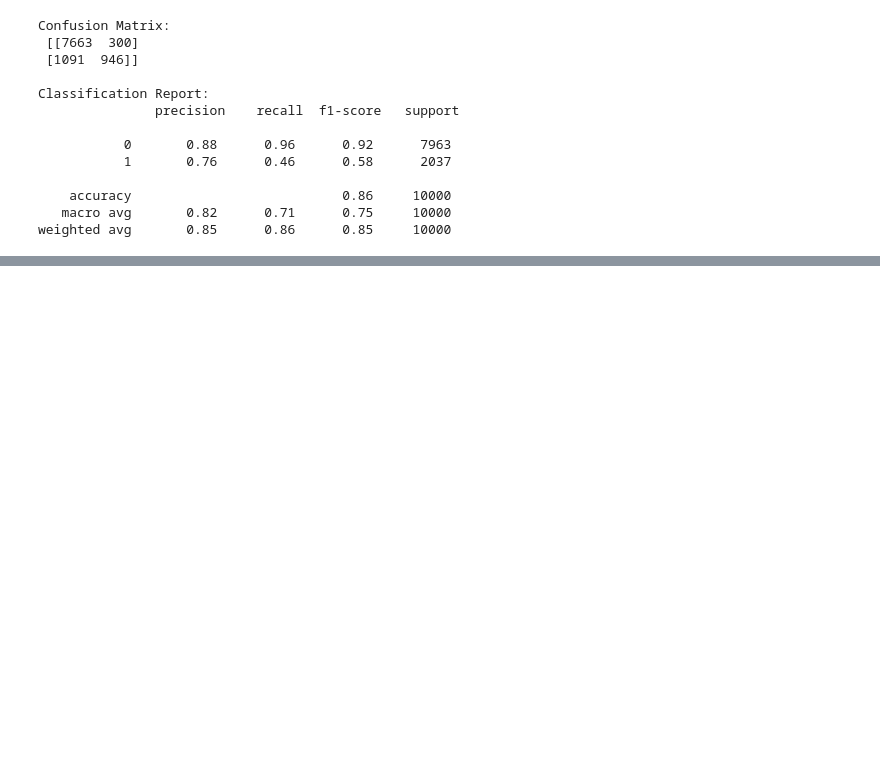
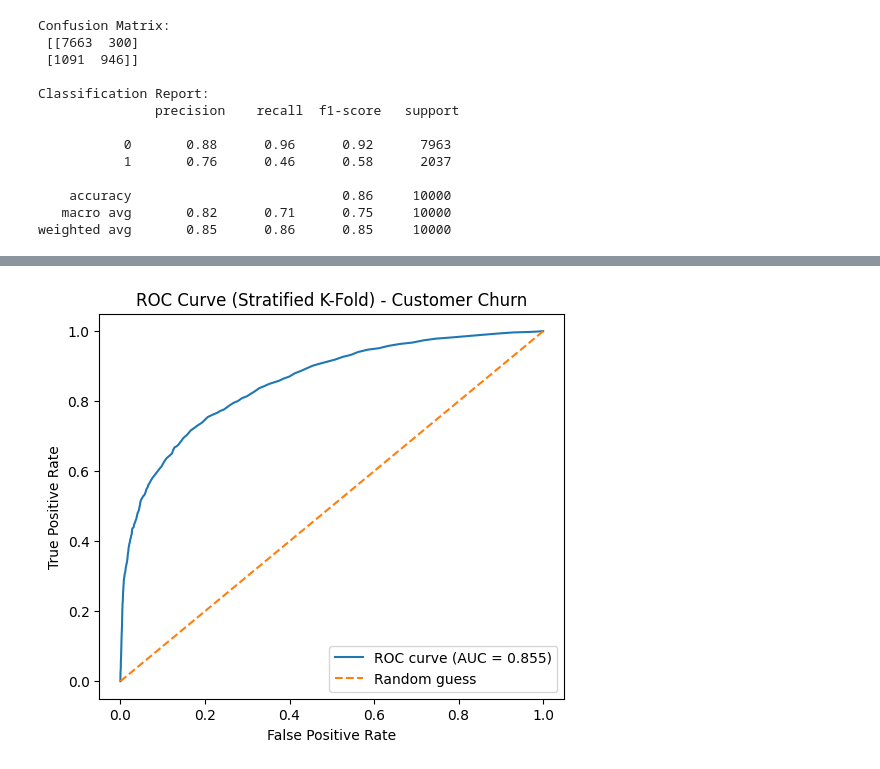
Before and after one commit to Sadikshya211/customer-churn-prediction, a Jupyter notebook: DsProject.ipynb, the cells around one changed output, grey strips where cells are left out. Cells and saved outputs as stored; diff of their text form; code cells hidden in the pictures; blank space fills up the shorter version.

```diff
--- a/DsProject.ipynb
+++ b/DsProject.ipynb
@@ -209,16 +182,0 @@ plt.show()
-# %%
-from sklearn.linear_model import LogisticRegression
-
-#Build and train the logistic Regression model
-log_reg = LogisticRegression(random_state = 42)
-log_reg.fit(X_train, y_train)
-
-# Make predictions
-y_pred_log_reg = log_reg.predict(X_test)
-
-# Evaluate the model
-conf_matrix_log_reg = confusion_matrix (y_test, y_pred_log_reg)
-class_report_log_reg = classification_report(y_test, y_pred_log_reg)
-accuracy_log_reg = accuracy_score(y_test, y_pred_log_reg)
-
-print(conf_matrix_log_reg, class_report_log_reg, accuracy_log_reg)
@@ -235,0 +186,33 @@ weighted avg       0.78      0.81      0.77      2000
+# %%
+from sklearn.metrics import roc_curve, auc
+import matplotlib.pyplot as plt
+
+all_y_true = []
+all_y_proba = []
+
+for train_index, test_index in skf.split(X, y):
+    X_train, X_test = X.iloc[train_index], X.iloc[test_index]
+    y_train, y_test = y.iloc[train_index], y.iloc[test_index]
+
+    model = RandomForestClassifier(n_estimators=200, random_state=42)
+    model.fit(X_train, y_train)
+
+    y_proba = model.predict_proba(X_test)[:, 1]  # probability of churn
+    all_y_true.extend(y_test)
+    all_y_proba.extend(y_proba)
+
+# Compute ROC curve on all folds combined
+fpr, tpr, _ = roc_curve(all_y_true, all_y_proba)
+roc_auc = auc(fpr, tpr)
+
+# Plot
+plt.figure(figsize=(6, 5))
+plt.plot(fpr, tpr, label=f'ROC curve (AUC = {roc_auc:.3f})')
+plt.plot([0, 1], [0, 1], linestyle='--', label='Random guess')
+plt.xlabel('False Positive Rate')
+plt.ylabel('True Positive Rate')
+plt.title('ROC Curve (Stratified K-Fold) - Customer Churn')
+plt.legend()
+plt.show()
+# %% [output]
+[figure, added]
```
Also changed, not shown: parts of 9 cells of this notebook.
